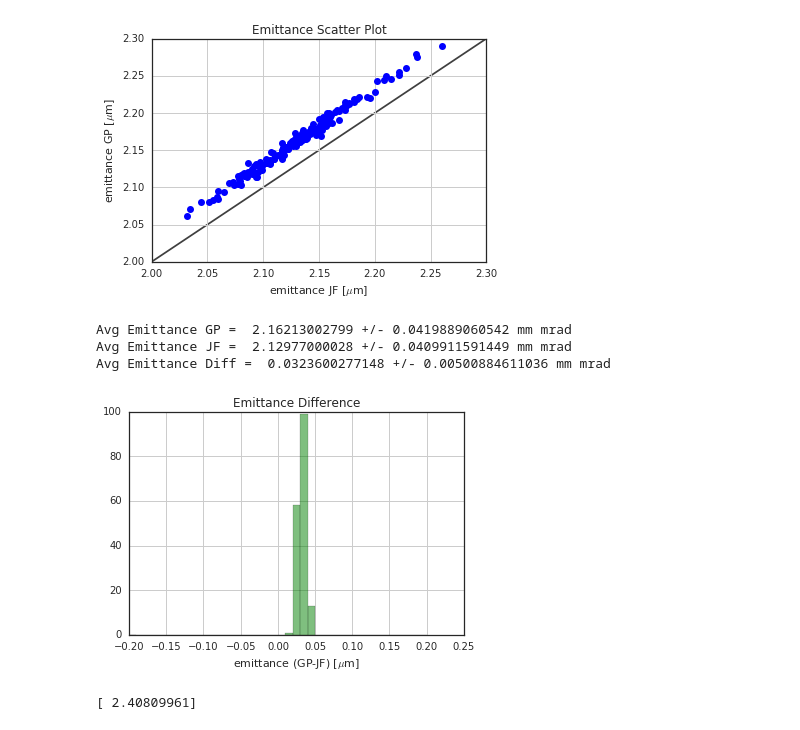
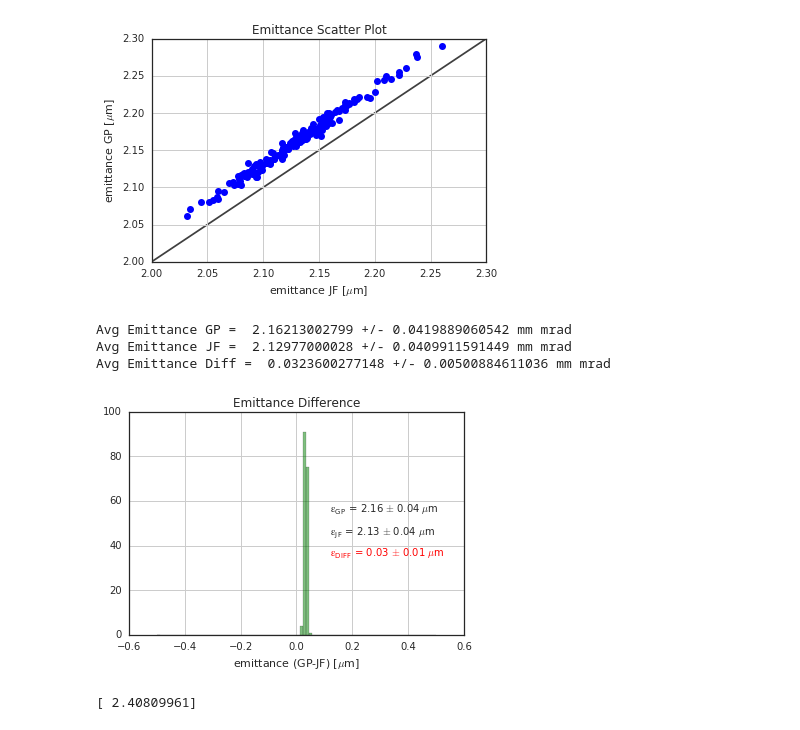
Before and after one commit to digiovan/MD_ANALYSIS, a Jupyter notebook: 2016/MD74/ExtractEmittancePSBSemGrids.ipynb, the cells around one changed output. Cells and saved outputs as stored; diff of their text form; code cells hidden in the pictures.

Commit message:
storing all relevent plots

```diff
--- a/2016/MD74/ExtractEmittancePSBSemGrids.ipynb
+++ b/2016/MD74/ExtractEmittancePSBSemGrids.ipynb
@@ -452,25 +458,48 @@ plt.hold('off')
 [figure]
 # %%
 #Another way to look at the same comparison in the cell above
-bins = np.linspace(-0.2, 0.2, 41)
+bins = np.linspace(-0.5, 0.5, 91)
 
-myEmittance   = myDataFrame['emittanceSG'].values
+gpEmittance   = myDataFrame['emittanceSG'].values
 jfEmittance   = myDataFrame['BTM_BSFHV01.Emittance.value.emittance'].values
-diffEmittance = myEmittance-jfEmittance
+diffEmittance = gpEmittance-jfEmittance
 
+f = plt.figure()
 plt.hist( diffEmittance, bins, facecolor='green', alpha=0.5)
 plt.xlabel('emittance (GP-JF) [$\mu$m]')
 plt.title('Emittance Difference')
 plt.grid(True)
 
-print "Avg Emittance GP = ",   np.mean(myEmittance),   "+/-", np.std(myEmittance) ,  "mm mrad"
-print "Avg Emittance JF = ",   np.mean(jfEmittance),   "+/-", np.std(jfEmittance),   "mm mrad"
-print "Avg Emittance Diff = ", np.mean(diffEmittance), "+/-", np.std(diffEmittance), "mm mrad"
+gp_avg = np.mean(gpEmittance)
+gp_std = np.std (gpEmittance)
+
+jf_avg = np.mean(jfEmittance)
+jf_std = np.std (jfEmittance)
+
+df_avg = np.mean(diffEmittance)
+df_std = np.std (diffEmittance)
+
+plt.annotate('$\mathregular{\epsilon_{GP}}$' +
+             ' = {0:0.2f} $\pm$ {1:0.2f} $\mu$m'.format(gp_avg,gp_std),
+            (0.60, 0.55), textcoords='axes fraction', size=10)
+plt.annotate('$\mathregular{\epsilon_{JF}}$' +
+             ' = {0:0.2f} $\pm$ {1:0.2f} $\mu$m'.format(jf_avg,jf_std),
+            (0.60, 0.45), textcoords='axes fraction', size=10)
+plt.annotate('$\mathregular{\epsilon_{DIFF}}$' +
+             ' = {0:0.2f} $\pm$ {1:0.2f} $\mu$m'.format(df_avg,df_std),
+            (0.60, 0.35), textcoords='axes fraction', size=10, color='red')
+
+print "Avg Emittance GP = ",   gp_avg, "+/-", gp_std, "mm mrad"
+print "Avg Emittance JF = ",   jf_avg, "+/-", jf_std, "mm mrad"
+print "Avg Emittance Diff = ", df_avg, "+/-", df_std, "mm mrad"
+
+f.savefig('plots/histoEmittanceGPmenJF_semgrid_r'+ring+'_p'+plane+'.pdf')
+f.savefig('plots/histoEmittanceGPmenJF_semgrid_r'+ring+'_p'+plane+'.png')
 # %% [output]
 Avg Emittance GP =  2.16213002799 +/- 0.0419889060542 mm mrad
 Avg Emittance JF =  2.12977000028 +/- 0.0409911591449 mm mrad
 Avg Emittance Diff =  0.0323600277148 +/- 0.00500884611036 mm mrad
-[figure, old version]
+[figure, new version]
 # %%
 # # here I defined the method. I should include the fit and then remove the dispersion at that point
 # isVerbose=False
```
Also changed, not shown: parts of 4 cells of this notebook, 9 other files.
